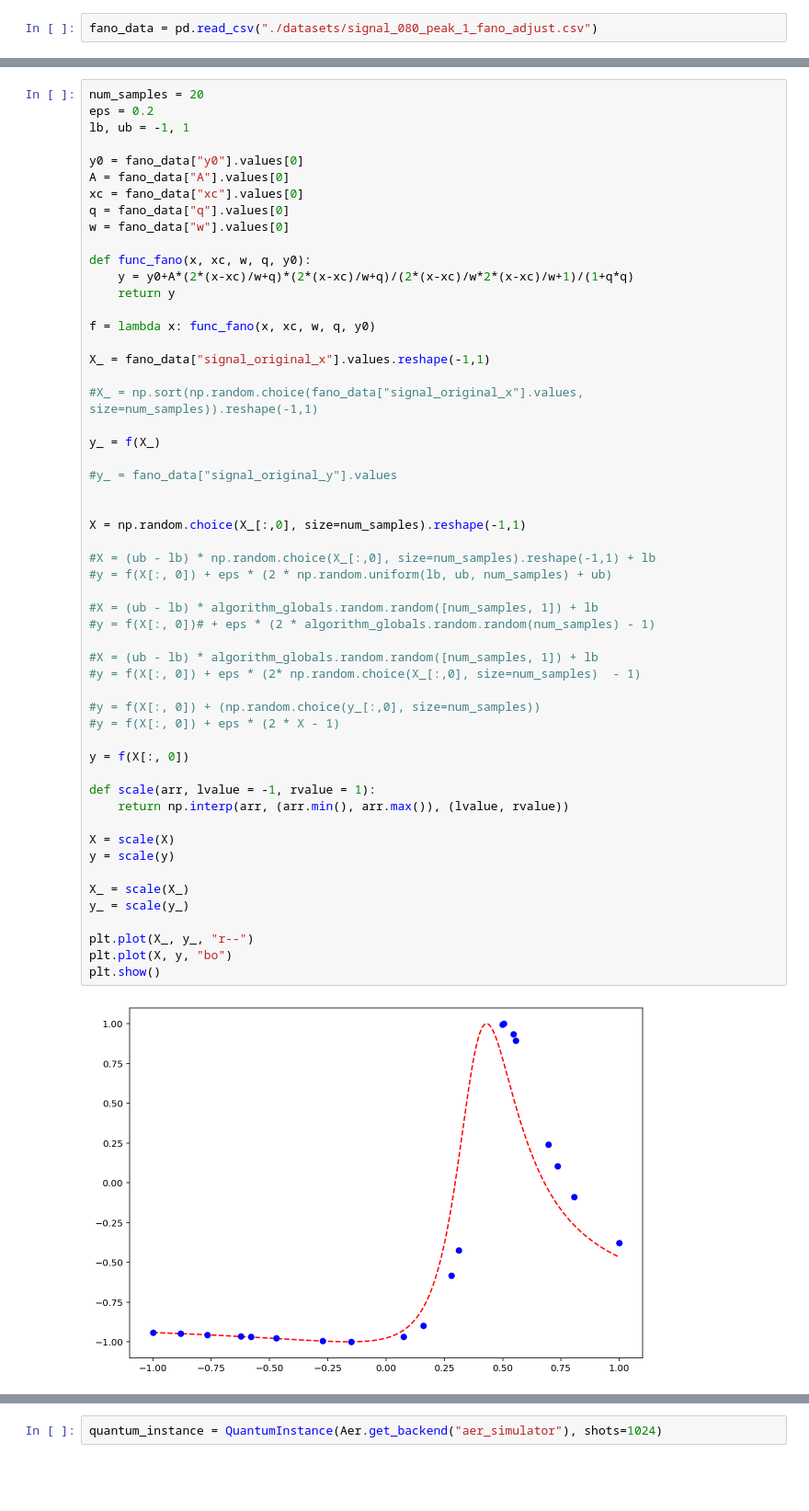
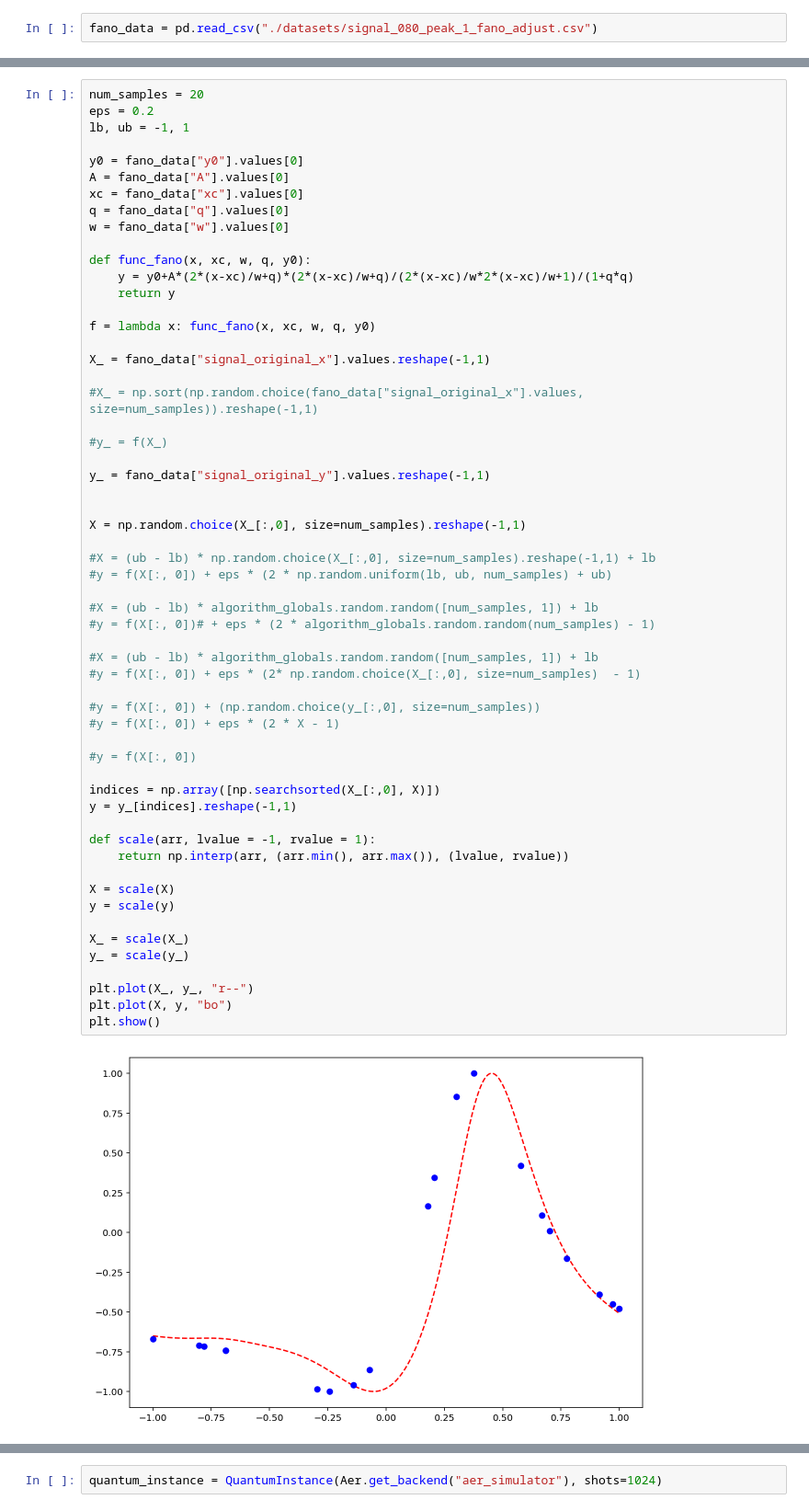
Before and after one commit to sergiomtzlosa/qml-notebooks, a Jupyter notebook: 10 - fano_signal_quantum_regressors_examples.ipynb, the cells around one changed output, grey strips where cells are left out. Shown at 92% size. Saved outputs shown, nothing was run; the diff lists cells and outputs as text; blank space fills up the shorter version.

```diff
--- a/10 - fano_signal_quantum_regressors_examples.ipynb
+++ b/10 - fano_signal_quantum_regressors_examples.ipynb
@@ -60,38 +66,41 @@ X_ = fano_data["signal_original_x"].values.reshape(-1,1)
 
 #X_ = np.sort(np.random.choice(fano_data["signal_original_x"].values, size=num_samples)).reshape(-1,1)
 
-y_ = f(X_)
+#y_ = f(X_)
 
-#y_ = fano_data["signal_original_y"].values
+y_ = fano_data["signal_original_y"].values.reshape(-1,1)
 
 
 X = np.random.choice(X_[:,0], size=num_samples).reshape(-1,1)
 
 #X = (ub - lb) * np.random.choice(X_[:,0], size=num_samples).reshape(-1,1) + lb
 #y = f(X[:, 0]) + eps * (2 * np.random.uniform(lb, ub, num_samples) + ub)
 
 #X = (ub - lb) * algorithm_globals.random.random([num_samples, 1]) + lb
 #y = f(X[:, 0])# + eps * (2 * algorithm_globals.random.random(num_samples) - 1)
 
 #X = (ub - lb) * algorithm_globals.random.random([num_samples, 1]) + lb
 #y = f(X[:, 0]) + eps * (2* np.random.choice(X_[:,0], size=num_samples)  - 1)
 
 #y = f(X[:, 0]) + (np.random.choice(y_[:,0], size=num_samples))
 #y = f(X[:, 0]) + eps * (2 * X - 1)
 
-y = f(X[:, 0])
+#y = f(X[:, 0])
+
+indices = np.array([np.searchsorted(X_[:,0], X)])
+y = y_[indices].reshape(-1,1)
 
 def scale(arr, lvalue = -1, rvalue = 1):
     return np.interp(arr, (arr.min(), arr.max()), (lvalue, rvalue))
 
 X = scale(X)
 y = scale(y)
 
 X_ = scale(X_)
 y_ = scale(y_)
 
 plt.plot(X_, y_, "r--")
 plt.plot(X, y, "bo")
 plt.show()
 # %% [output]
-[figure, old version]
+[figure, new version]
```
Also changed, not shown: parts of 17 cells of this notebook.
